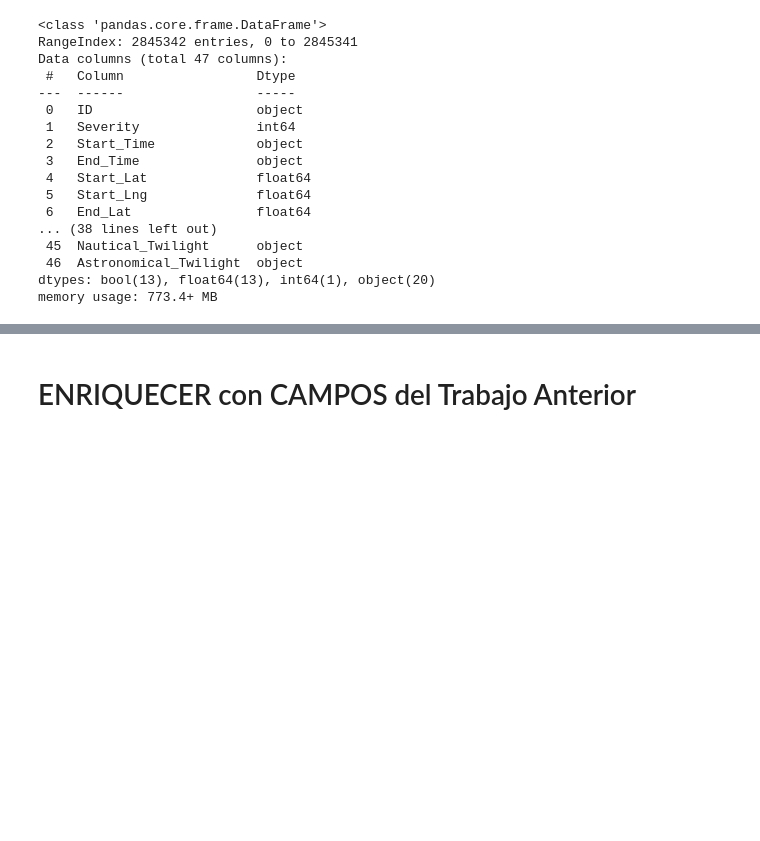
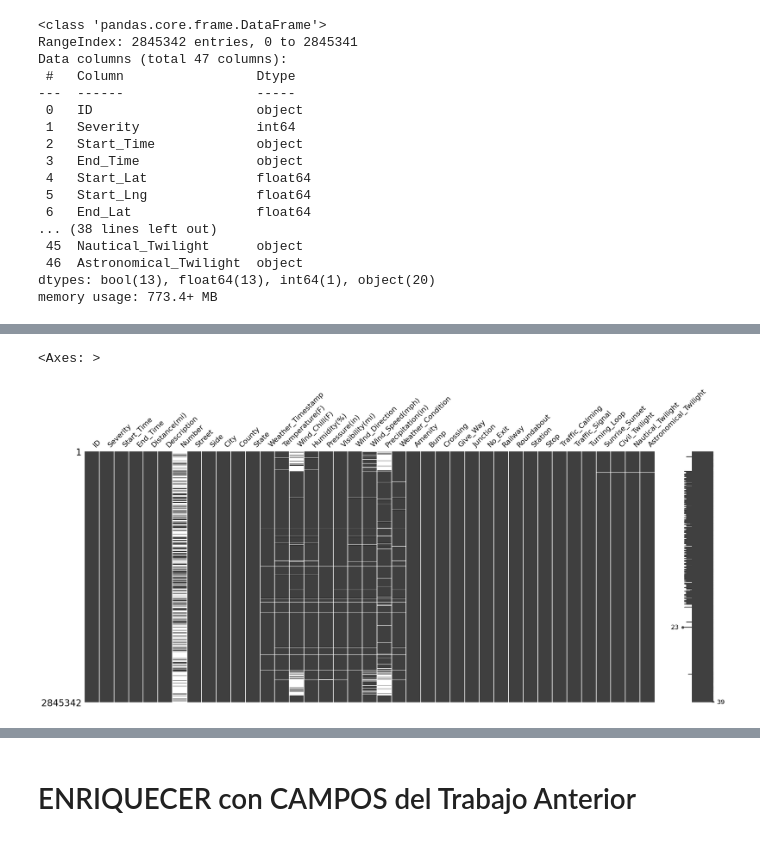
Before and after one commit to EWECORP/DScience_41870, a Jupyter notebook: Data_Wrangling_Eduardo_Ettlin.ipynb, the cells around one changed output, grey strips where cells are left out. Drawn from its saved outputs; the diff is of its cells as text; code cells hidden in the pictures; blank space fills up the shorter version.

```diff
--- a/Data_Wrangling_Eduardo_Ettlin.ipynb
+++ b/Data_Wrangling_Eduardo_Ettlin.ipynb
@@ -40,8 +40,8 @@ print(os.getcwd())
 # %% [markdown]
 # Lectura de archivos
 # %%
-train=pd.read_csv('/content/gdrive/MyDrive/DScience_41870/US_Accidents_Dec21_updated.csv',sep=',')
-train.head()
+datos=pd.read_csv('/content/gdrive/MyDrive/DScience_41870/US_Accidents_Dec21_updated.csv',sep=',')
+datos.head()
 # %% [output]
 |  | ID | Severity | Start_Time | End_Time | Start_Lat | Start_Lng | End_Lat | End_Lng | Distance(mi) | ... |
 | 0 | A-1 | 3 | 2016-02-08 00:37:08 | 2016-02-08 06:37:08 | 40.108910 | -83.092860 | 40.112060 | -83.031870 | 3.230 | ... |
@@ -78,0 +81,7 @@ memory usage: 773.4+ MB
+# %%
+# Trato de evitar el uso excesivo de memoria y borro algunas columnas
+col_del = ['Start_Lat', 'Start_Lng','End_Lat', 'End_Lng','Zipcode', 'Country', 'Timezone', 'Airport_Code'] # Columnas a borrar que no aportan
+# %%
+# Borrar variables
+datos=datos.drop(labels=col_del, axis=1) # Borrando las columnas en col_del
+datos.columns # Verificando las columnas que quedaron
@@ -78,0 +150,6 @@ memory usage: 773.4+ MB
+# %%
+import missingno as msno
+msno.matrix(datos)
+# %% [output]
+<Axes: >
+[figure, added]
```
Also changed, not shown: parts of 76 cells of this notebook.
